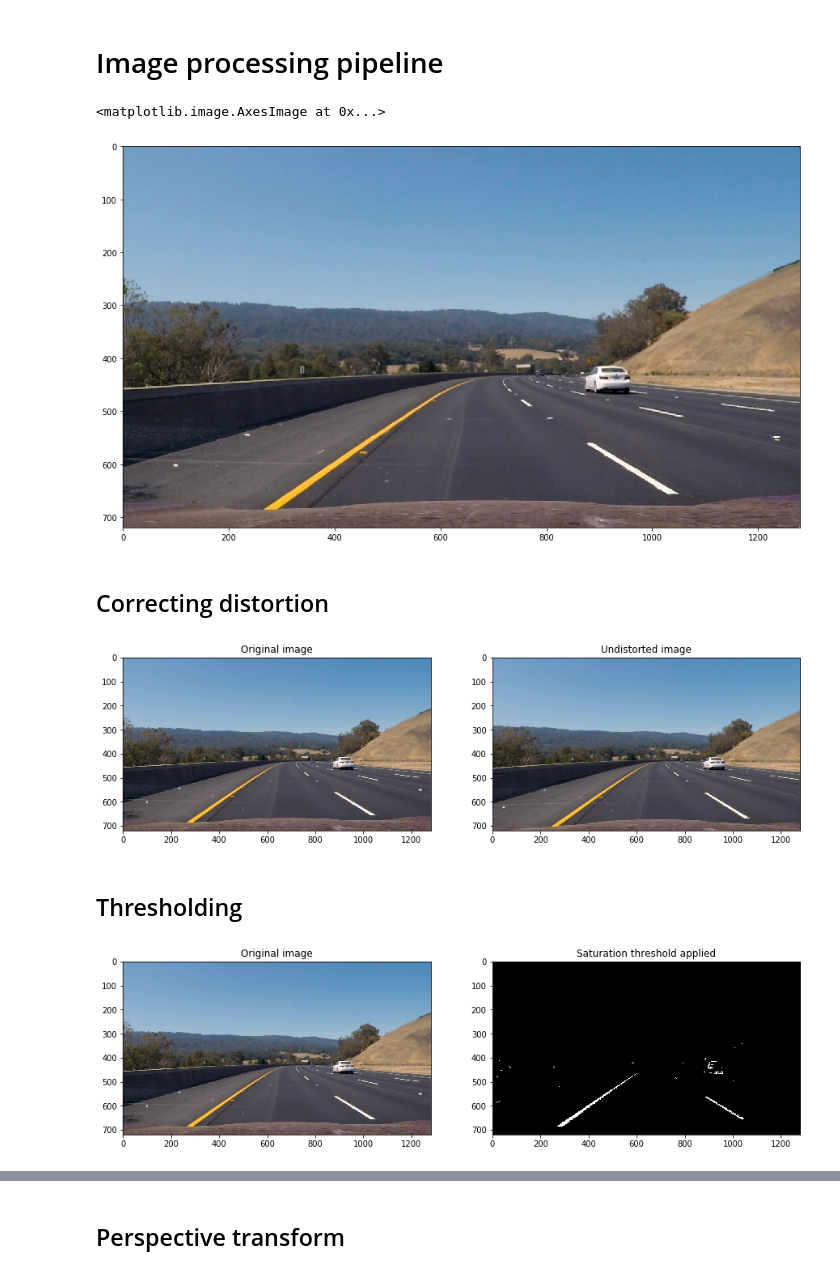
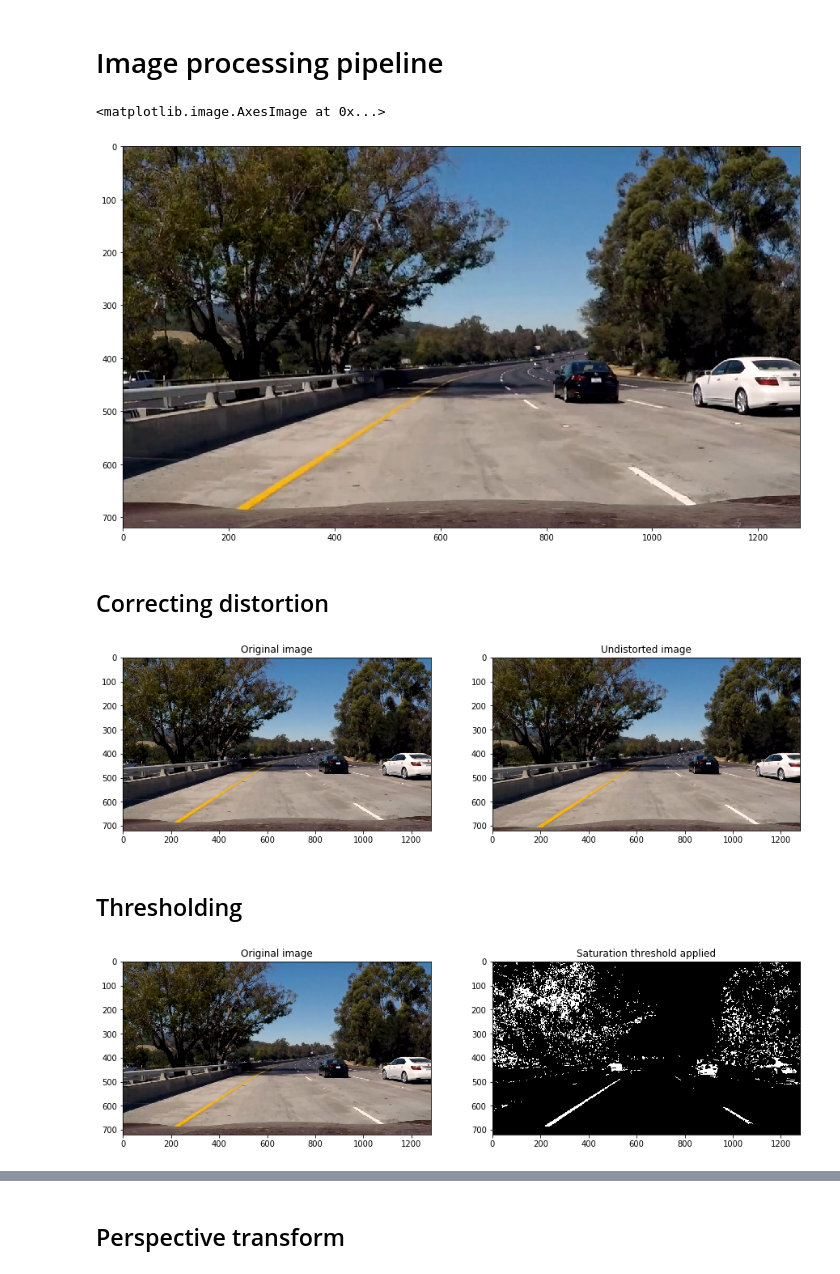
Before and after one commit to tindandelion/carnd-advanced-lane-detection-p4, a Jupyter notebook: advanced-lane-detection.ipynb, the cells around one changed output, grey strips where cells are left out. Cells and saved outputs as stored; diff of their text form; code cells hidden in the pictures.

```diff
--- a/advanced-lane-detection.ipynb
+++ b/advanced-lane-detection.ipynb
@@ -113,11 +113,12 @@ visualize_process_stage(test_image, processor(test_image),
 # %% [markdown]
 # Image processing pipeline
 # %%
-sample_image = mpimg.imread('./test_images/test3.jpg')
+#sample_image = mpimg.imread('./test_images/test3.jpg')
+sample_image = mpimg.imread('./problem.jpg')
 plt.imshow(sample_image)
 # %% [output]
 <matplotlib.image.AxesImage at 0x...>
-[figure, old version]
+[figure, new version]
 # %% [markdown]
 ## Correcting distortion
 # %%
@@ -128,7 +129,7 @@ visualize_process_stage(sample_image, processed_image,
                         processed_title='Undistorted image',
                         output_file='output/undistorted.png')
 # %% [output]
-[figure, old version]
+[figure, new version]
 # %% [markdown]
 ## Thresholding
 # %%
@@ -150,7 +151,7 @@ visualize_process_stage(sample_image, thresholder(sample_image),
                         processed_cmap='gray',
                         output_file='output/saturation_threshold.png')
 # %% [output]
-[figure, old version]
+[figure, new version]
 # %%
 class SobelMagnitudeThreshold(PipelineStage):
     threshold = (100, 255)
```
Also changed, not shown: parts of 14 cells of this notebook, 7 other files.
